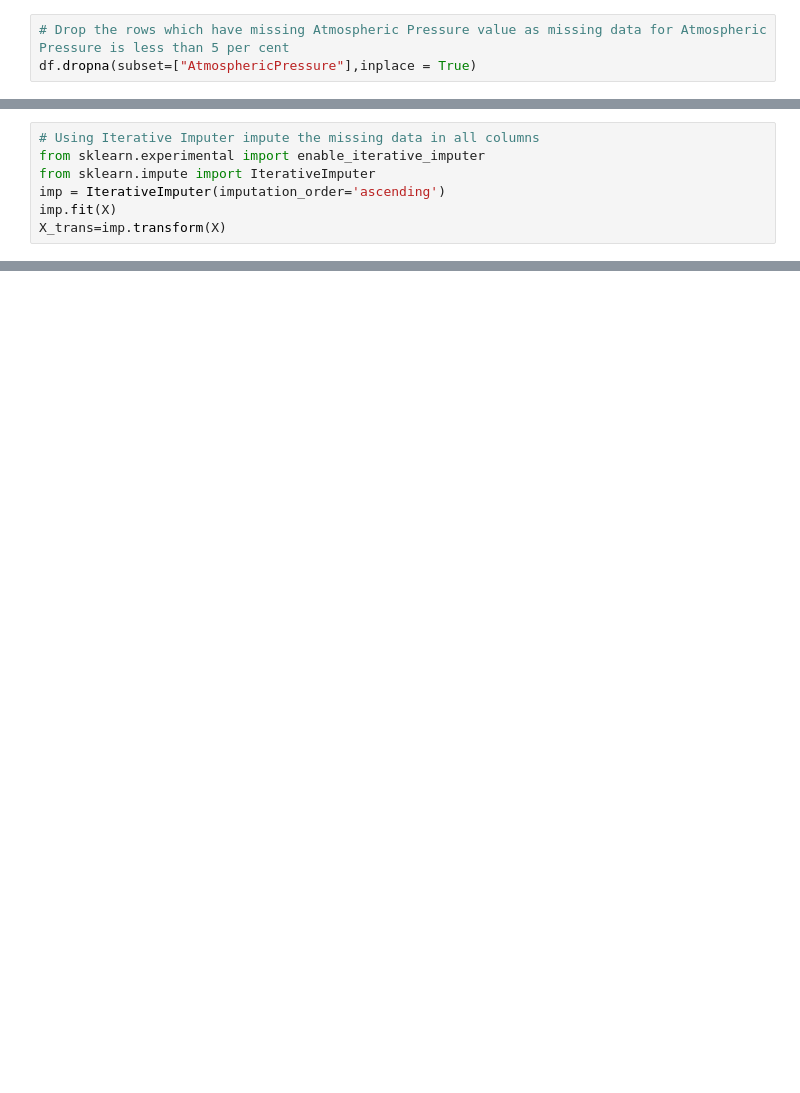
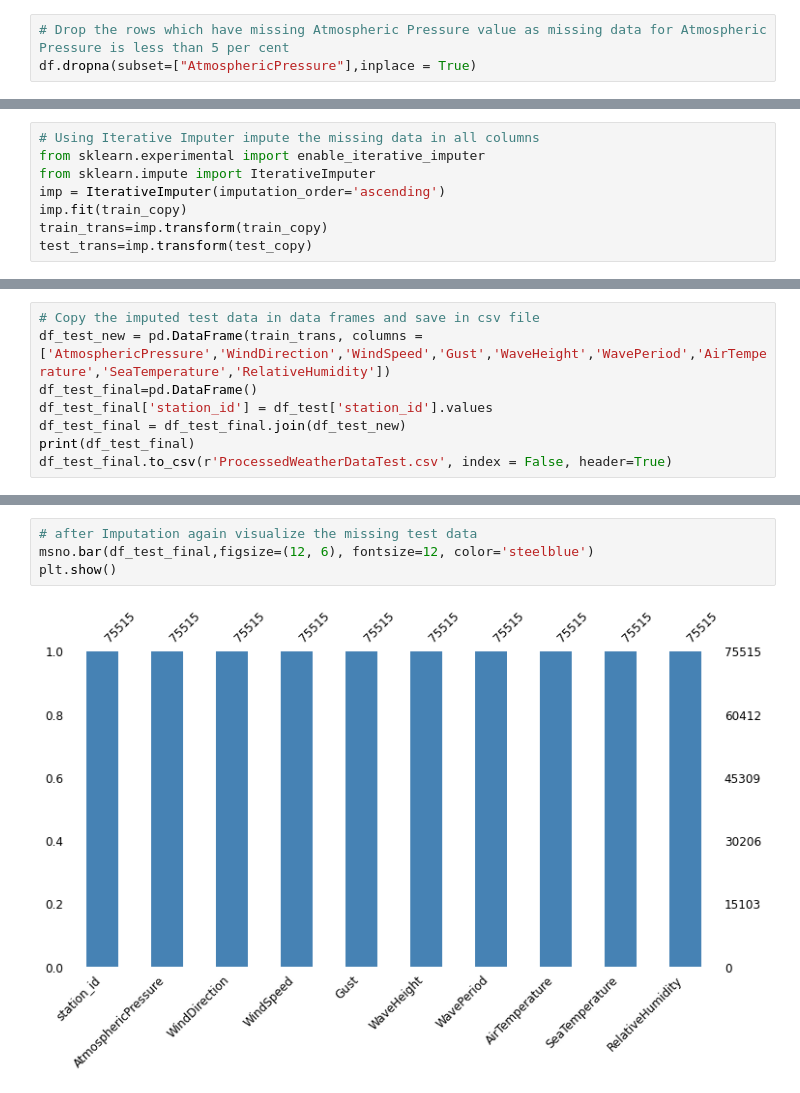
Before and after one commit to aiagarwa/RelativeHumidityPrediction, a Jupyter notebook: DataImputation.ipynb, the cells around one changed output, grey strips where cells are left out. Drawn from its saved outputs; the diff is of its cells as text; blank space fills up the shorter version.

Commit message:
Imputed Dataset

```diff
--- a/DataImputation.ipynb
+++ b/DataImputation.ipynb
@@ -85,5 +125,6 @@ start_time = time.time()
 from sklearn.experimental import enable_iterative_imputer
 from sklearn.impute import IterativeImputer
 imp = IterativeImputer(imputation_order='ascending')
-imp.fit(X)
-X_trans=imp.transform(X)
+imp.fit(train_copy)
+train_trans=imp.transform(train_copy)
+test_trans=imp.transform(test_copy)
@@ -134,0 +157,8 @@ df_final.to_csv(r'ProcessedWeatherData.csv', index = False, header=True)
+# %%
+# Copy the imputed test data in data frames and save in csv file
+df_test_new = pd.DataFrame(train_trans, columns = ['AtmosphericPressure','WindDirection','WindSpeed','Gust','WaveHeight','WavePeriod','AirTemperature','SeaTemperature','RelativeHumidity'])
+df_test_final=pd.DataFrame()
+df_test_final['station_id'] = df_test['station_id'].values
+df_test_final = df_test_final.join(df_test_new)
+print(df_test_final)
+df_test_final.to_csv(r'ProcessedWeatherDataTest.csv', index = False, header=True)
@@ -138,3 +186,9 @@ msno.bar(df_final,figsize=(12, 6), fontsize=12, color='steelblue')
 plt.show()
 # %% [output]
 [figure]
+# %%
+# after Imputation again visualize the missing test data
+msno.bar(df_test_final,figsize=(12, 6), fontsize=12, color='steelblue')
+plt.show()
+# %% [output]
+[figure, added]
```
Also changed, not shown: parts of 14 cells of this notebook, 2 other files.
